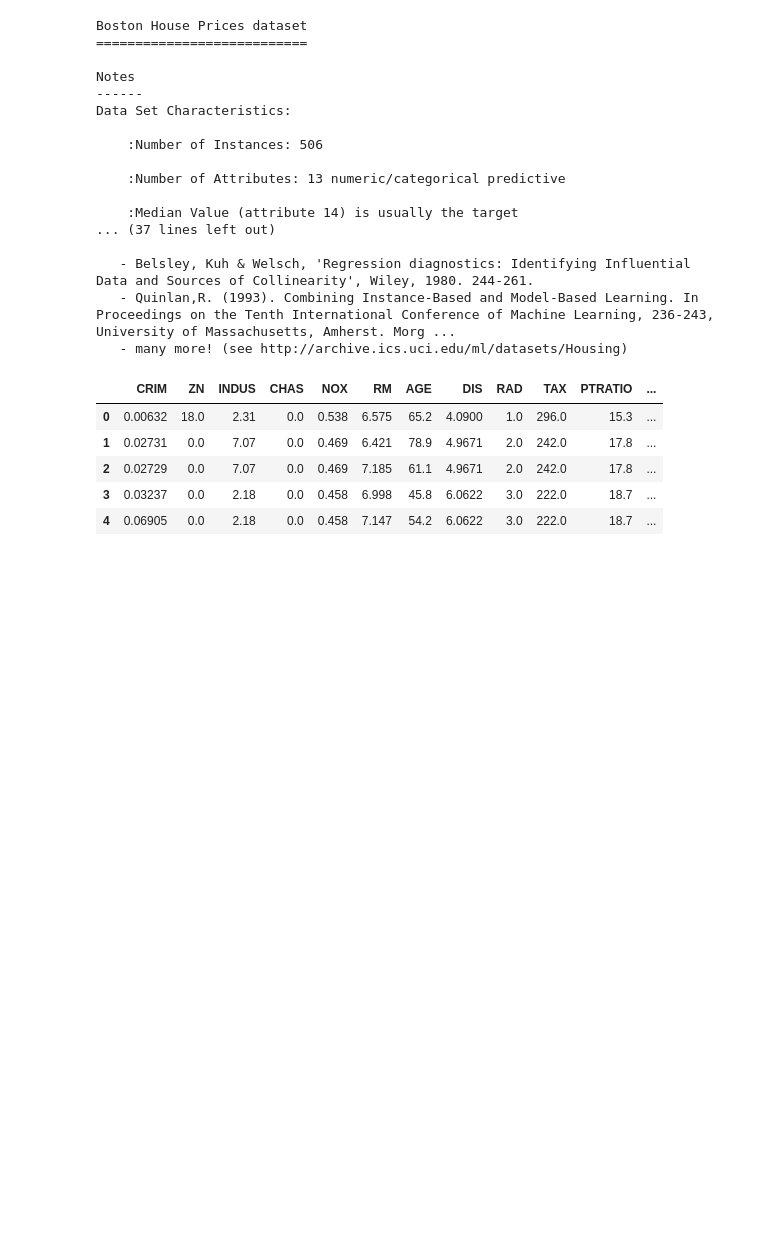
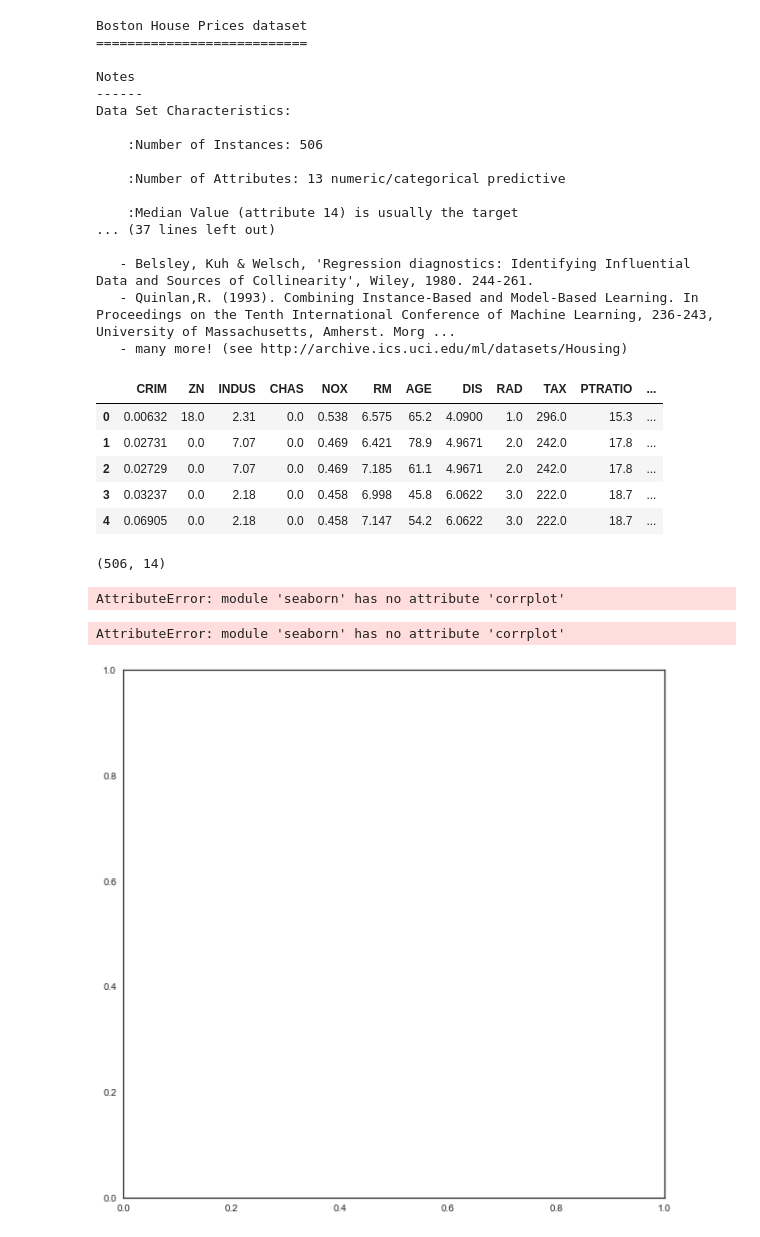
Before and after one commit to mondayn/py, a Jupyter notebook: sampleData.ipynb, the cells around one changed output. Cells and saved outputs as stored; diff of their text form; code cells hidden in the pictures; blank space fills up the shorter version.

```diff
--- a/sampleData.ipynb
+++ b/sampleData.ipynb
@@ -41,3 +41,25 @@ df.head(5)
 | 2 | 0.02729 | 0.0 | 7.07 | 0.0 | 0.469 | 7.185 | 61.1 | 4.9671 | 2.0 | 242.0 | 17.8 | ... |
 | 3 | 0.03237 | 0.0 | 2.18 | 0.0 | 0.458 | 6.998 | 45.8 | 6.0622 | 3.0 | 222.0 | 18.7 | ... |
 | 4 | 0.06905 | 0.0 | 2.18 | 0.0 | 0.458 | 7.147 | 54.2 | 6.0622 | 3.0 | 222.0 | 18.7 | ... |
+# %%
+df.shape #height,width
+# %% [output]
+(506, 14)
+# %%
+%matplotlib inline
+import seaborn as sns # just a conventional alias, don't know why
+
+sns.corrplot(df)
+# sns.corrplot(df) # compute and plot the pair-wise correlations
+# save to file, remove the big white borders
+plt.savefig('attribute_correlations.png', tight_layout=True)
+# %% [output]
+AttributeError: module 'seaborn' has no attribute 'corrplot'
+# %%
+# make a plot of specified dimension (in inches), just a 1x1 subplot
+fig, ax = plt.subplots(figsize=(10, 10))
+# pass the axis to draw on
+sns.corrplot(df, ax=ax)
+# %% [output]
+AttributeError: module 'seaborn' has no attribute 'corrplot'
+[figure, added]
```
Also changed, not shown: parts of 1 cell of this notebook, 2 other files.
